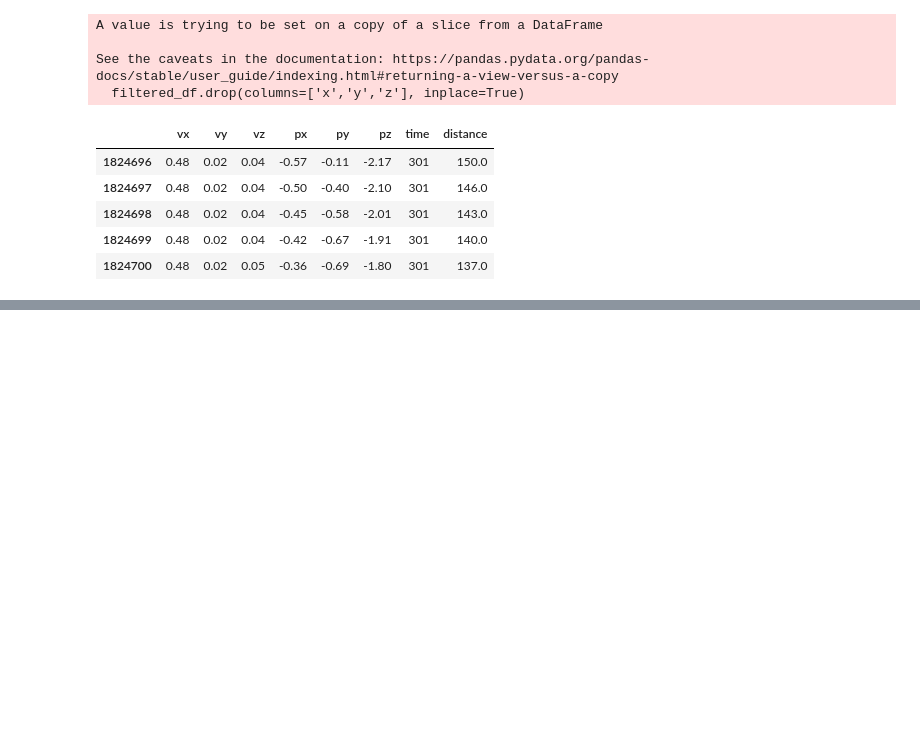
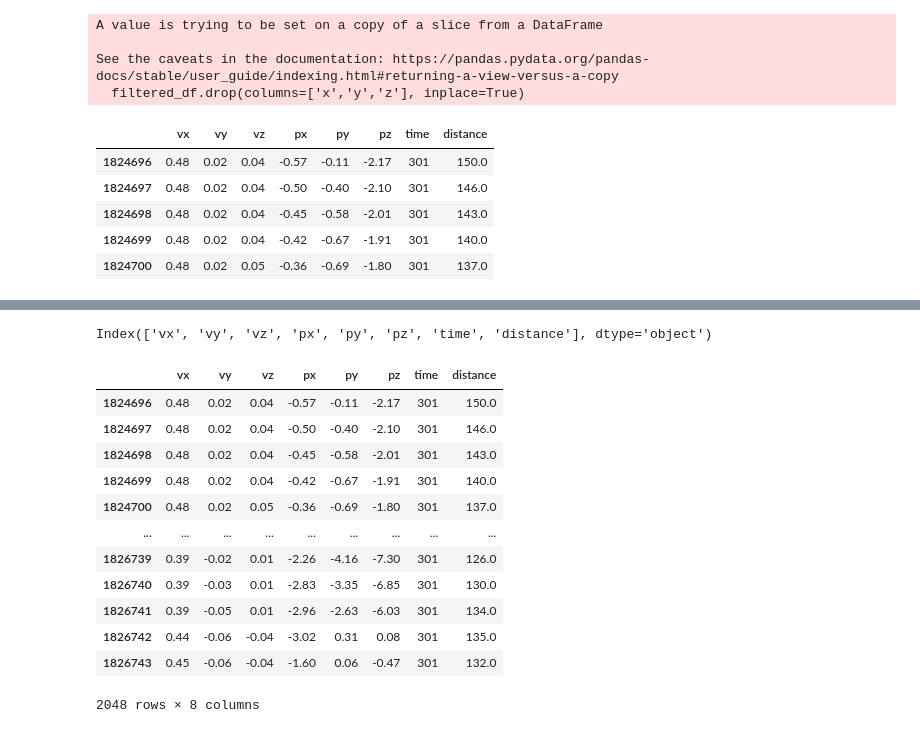
Before and after one commit to samfallahian/FDTransformer, a Jupyter notebook: playground/data.ipynb, the cells around one changed output, grey strips where cells are left out. Saved outputs shown, nothing was run; the diff lists cells and outputs as text; code cells hidden in the pictures; blank space fills up the shorter version.

```diff
--- a/playground/data.ipynb
+++ b/playground/data.ipynb
@@ -72,0 +136,20 @@ filtered_df.to_pickle("../dataset/3p6-relative.pkl", compression='zip')
+# %%
+filtered_df.columns
+# %% [output]
+Index(['vx', 'vy', 'vz', 'px', 'py', 'pz', 'time', 'distance'], dtype='object')
+# %%
+filtered_df[:2048]
+# %% [output]
+|  | vx | vy | vz | px | py | pz | time | distance |
+| 1824696 | 0.48 | 0.02 | 0.04 | -0.57 | -0.11 | -2.17 | 301 | 150.0 |
+| 1824697 | 0.48 | 0.02 | 0.04 | -0.50 | -0.40 | -2.10 | 301 | 146.0 |
+| 1824698 | 0.48 | 0.02 | 0.04 | -0.45 | -0.58 | -2.01 | 301 | 143.0 |
+| 1824699 | 0.48 | 0.02 | 0.04 | -0.42 | -0.67 | -1.91 | 301 | 140.0 |
+| 1824700 | 0.48 | 0.02 | 0.05 | -0.36 | -0.69 | -1.80 | 301 | 137.0 |
+| ... | ... | ... | ... | ... | ... | ... | ... | ... |
+| 1826739 | 0.39 | -0.02 | 0.01 | -2.26 | -4.16 | -7.30 | 301 | 126.0 |
+| 1826740 | 0.39 | -0.03 | 0.01 | -2.83 | -3.35 | -6.85 | 301 | 130.0 |
+| 1826741 | 0.39 | -0.05 | 0.01 | -2.96 | -2.63 | -6.03 | 301 | 134.0 |
+| 1826742 | 0.44 | -0.06 | -0.04 | -3.02 | 0.31 | 0.08 | 301 | 135.0 |
+| 1826743 | 0.45 | -0.06 | -0.04 | -1.60 | 0.06 | -0.47 | 301 | 132.0 |
+2048 rows × 8 columns
```
Also changed, not shown: parts of 7 cells of this notebook, 5 other files.
